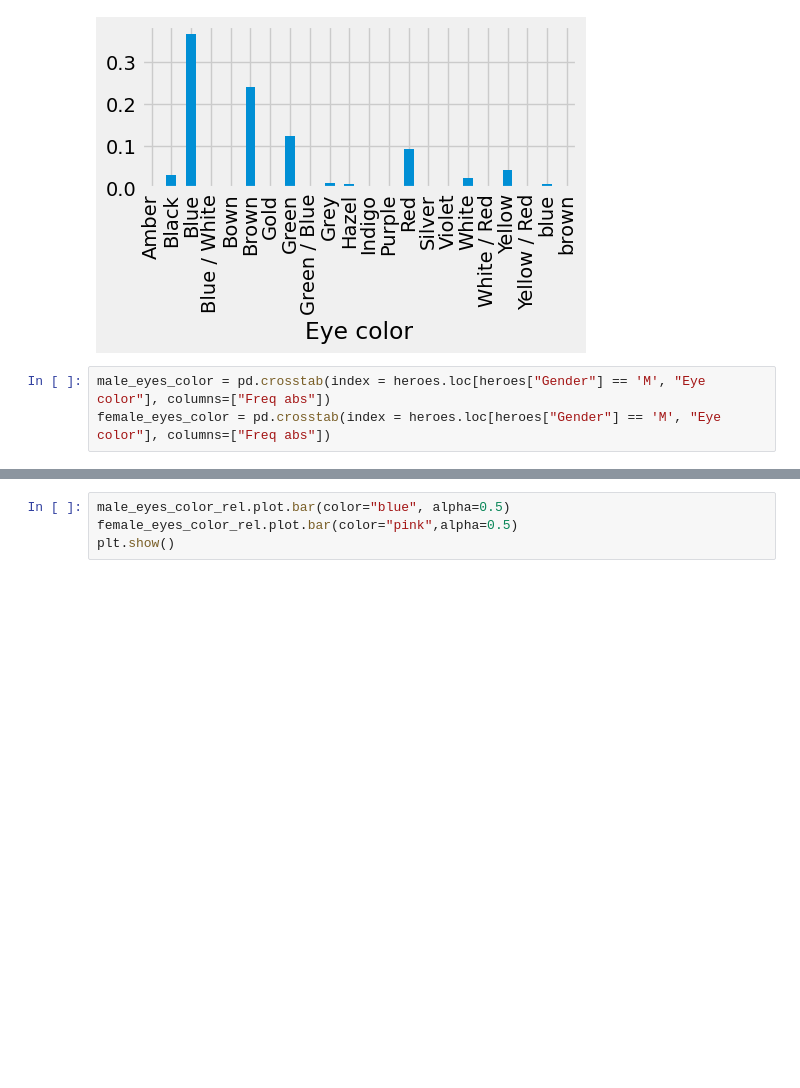
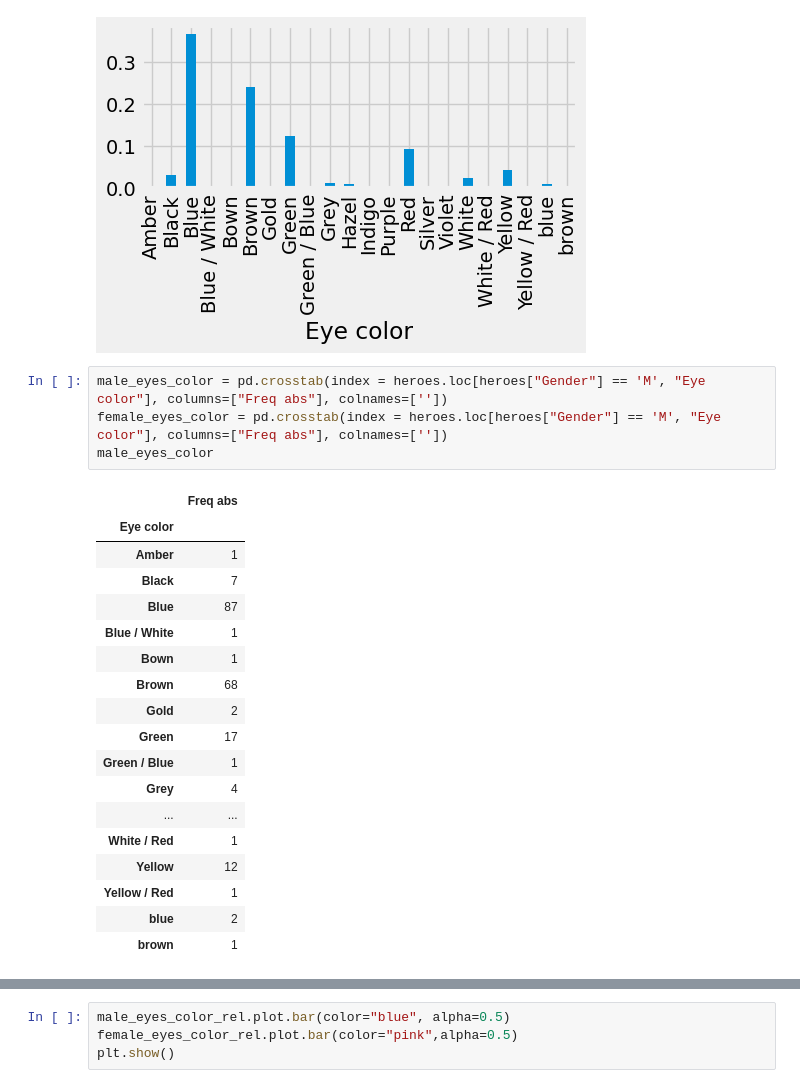
Before and after one commit to PippoZord/superhero-datascience, a Jupyter notebook: content/Esercitazioni/DatiFrequenze.ipynb, the cells around one changed output, grey strips where cells are left out. Cells and saved outputs as stored; diff of their text form; blank space fills up the shorter version.

```diff
--- a/content/Esercitazioni/DatiFrequenze.ipynb
+++ b/content/Esercitazioni/DatiFrequenze.ipynb
@@ -195,5 +174,25 @@ plt.show()
 # %% [output]
 [figure]
 # %%
-male_eyes_color = pd.crosstab(index = heroes.loc[heroes["Gender"] == 'M', "Eye color"], columns=["Freq abs"])
-female_eyes_color = pd.crosstab(index = heroes.loc[heroes["Gender"] == 'M', "Eye color"], columns=["Freq abs"])
+male_eyes_color = pd.crosstab(index = heroes.loc[heroes["Gender"] == 'M', "Eye color"], columns=["Freq abs"], colnames=[''])
+female_eyes_color = pd.crosstab(index = heroes.loc[heroes["Gender"] == 'M', "Eye color"], columns=["Freq abs"], colnames=[''])
+male_eyes_color
+# %% [output]
+|  | Freq abs |
+| Eye color |  |
+| Amber | 1 |
+| Black | 7 |
+| Blue | 87 |
+| Blue / White | 1 |
+| Bown | 1 |
+| Brown | 68 |
+| Gold | 2 |
+| Green | 17 |
+| Green / Blue | 1 |
+| Grey | 4 |
+| ... | ... |
+| White / Red | 1 |
+| Yellow | 12 |
+| Yellow / Red | 1 |
+| blue | 2 |
+| brown | 1 |
```
Also changed, not shown: parts of 7 cells of this notebook, 2 other files.
